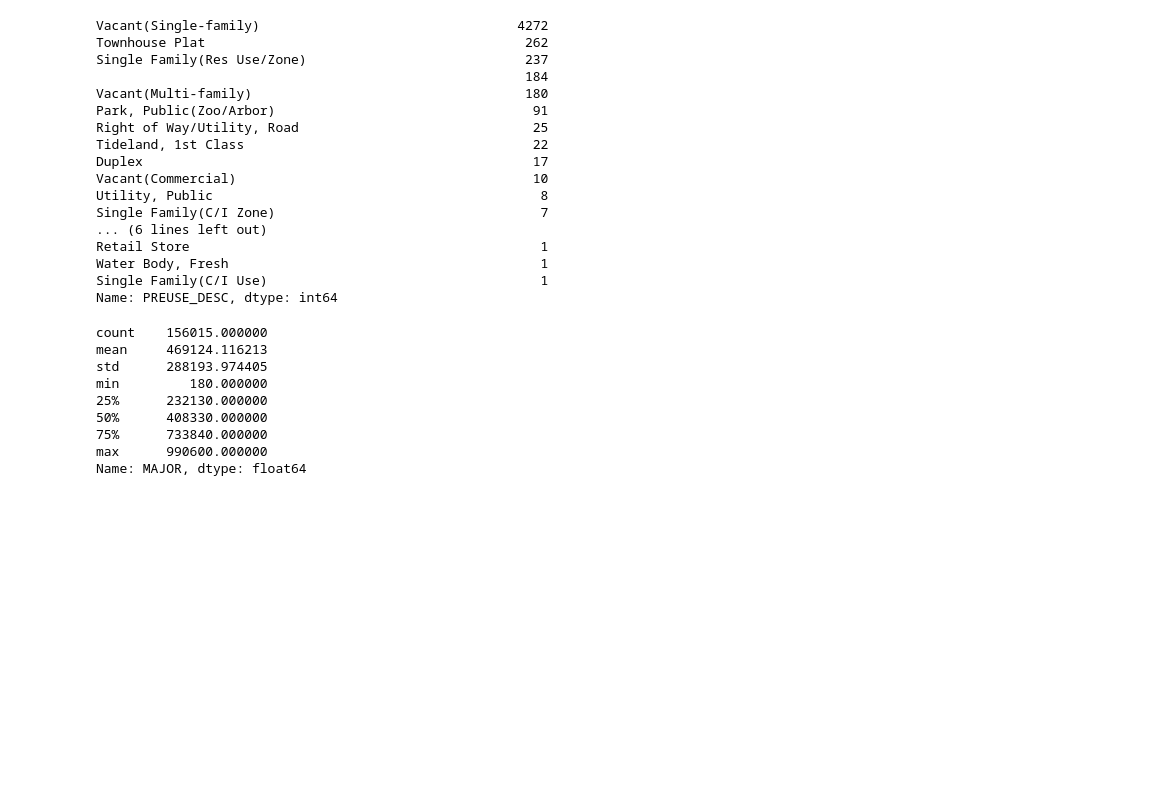
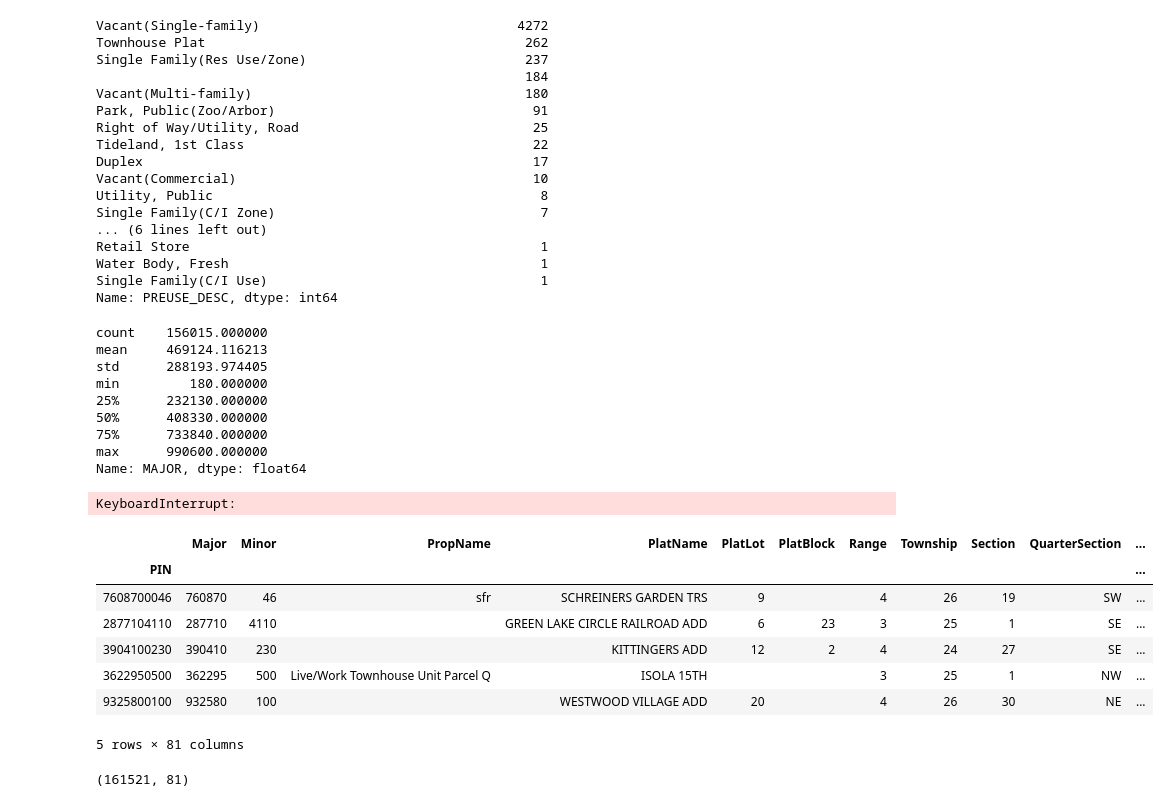
Before and after one commit to frischmuth/Seattle-Real-Estate-Analysis, a Jupyter notebook: test_get_functions.ipynb, the cells around one changed output. Cells and saved outputs as stored; diff of their text form; code cells hidden in the pictures; blank space fills up the shorter version.

```diff
--- a/test_get_functions.ipynb
+++ b/test_get_functions.ipynb
@@ -78,3 +78,22 @@ min         180.000000
 75%      733840.000000
 max      990600.000000
 Name: MAJOR, dtype: float64
+# %%
+parcels = get_parcels()
+# %% [output]
+KeyboardInterrupt:
+# %%
+parcels.head()
+# %% [output]
+|  | Major | Minor | PropName | PlatName | PlatLot | PlatBlock | Range | Township | Section | QuarterSection | ... |
+| PIN |  |  |  |  |  |  |  |  |  |  | ... |
+| 7608700046 | 760870 | 46 | sfr | SCHREINERS GARDEN TRS | 9 |  | 4 | 26 | 19 | SW | ... |
+| 2877104110 | 287710 | 4110 |  | GREEN LAKE CIRCLE RAILROAD ADD | 6 | 23 | 3 | 25 | 1 | SE | ... |
+| 3904100230 | 390410 | 230 |  | KITTINGERS ADD | 12 | 2 | 4 | 24 | 27 | SE | ... |
+| 3622950500 | 362295 | 500 | Live/Work Townhouse Unit Parcel Q | ISOLA 15TH |  |  | 3 | 25 | 1 | NW | ... |
+| 9325800100 | 932580 | 100 |  | WESTWOOD VILLAGE ADD | 20 |  | 4 | 26 | 30 | NE | ... |
+5 rows × 81 columns
+# %%
+parcels.shape
+# %% [output]
+(161521, 81)
```
Also changed, not shown: parts of 9 cells of this notebook, 2 other files.
